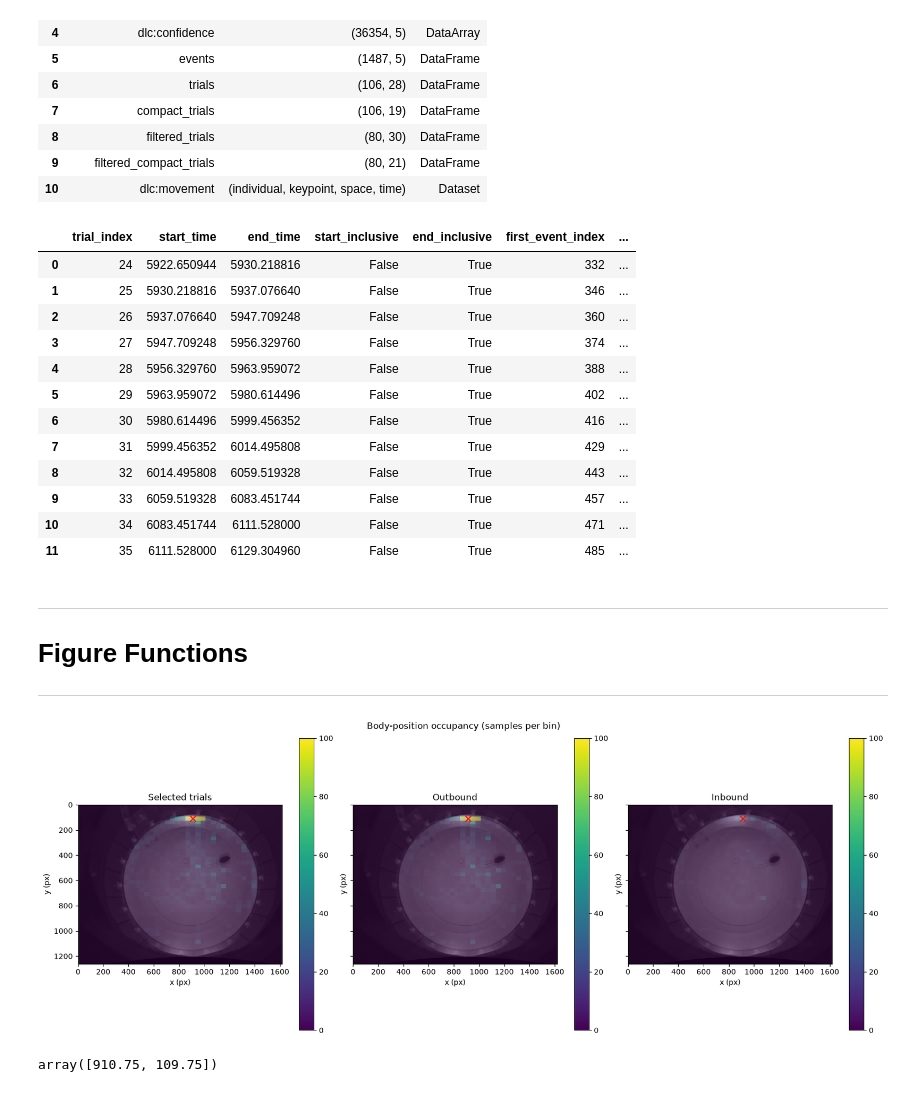
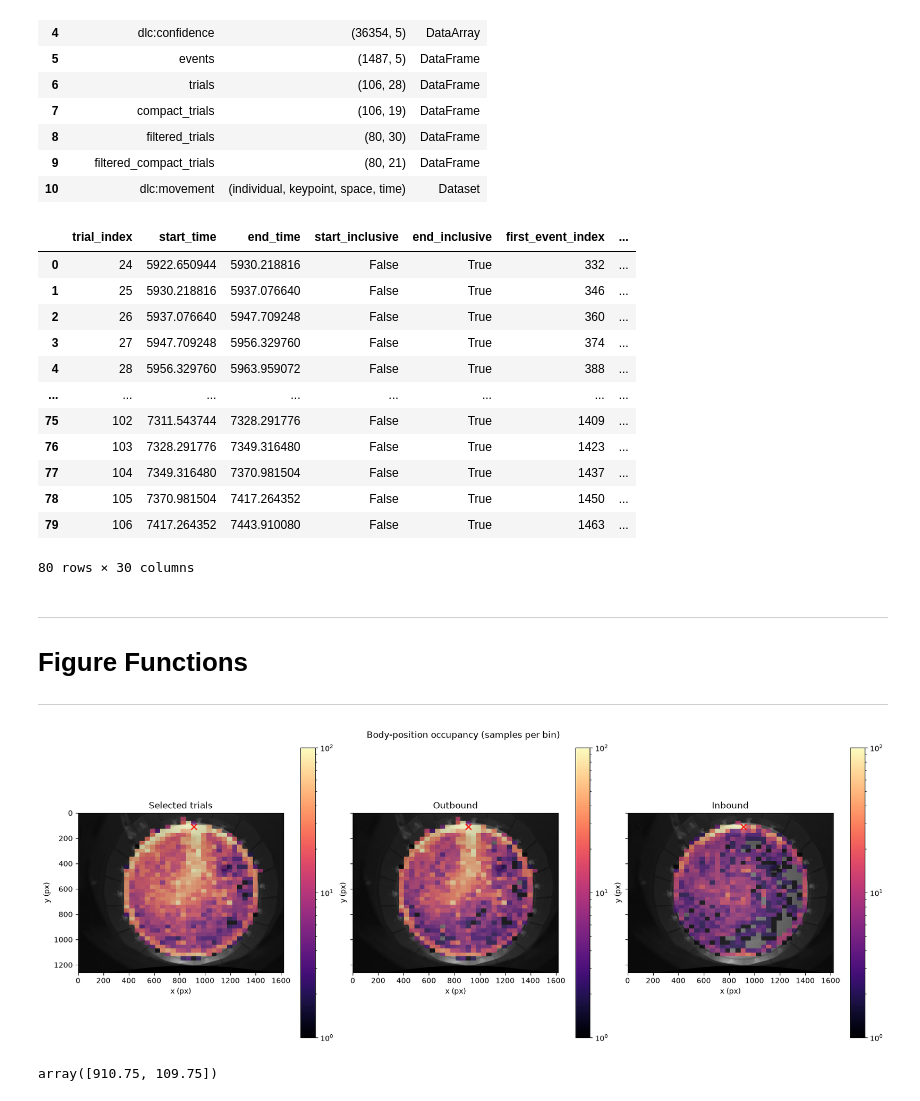
Before and after one commit to Keshavarzi-lab/data-conduit, a Jupyter notebook: src/movement_figures/Figures/Fixed Notebooks/spatial_fixed.ipynb, the cells around one changed output. Drawn from its saved outputs; the diff is of its cells as text; code cells hidden in the pictures.

Commit message:
figures update

```diff
--- a/src/movement_figures/Figures/Fixed Notebooks/spatial_fixed.ipynb
+++ b/src/movement_figures/Figures/Fixed Notebooks/spatial_fixed.ipynb
@@ -197,7 +197,7 @@ from data_conduit.datastructures import slice_stream_per_trial, slice_stream
 
 
 selected_trials = slice_stream(
-    streams['filtered_trials'][:6]
+    streams['filtered_trials']#[:12]
     #streams["filtered_trials"], selectors={"trial_index": slice(1, 8)},
 )
 
@@ -266,13 +266,13 @@ background_frame, video_path = read_session_video_frame(fig_ds.sessions[session_
 | 2 | 26 | 5937.076640 | 5947.709248 | False | True | 360 | ... |
 | 3 | 27 | 5947.709248 | 5956.329760 | False | True | 374 | ... |
 | 4 | 28 | 5956.329760 | 5963.959072 | False | True | 388 | ... |
-| 5 | 29 | 5963.959072 | 5980.614496 | False | True | 402 | ... |
-| 6 | 30 | 5980.614496 | 5999.456352 | False | True | 416 | ... |
-| 7 | 31 | 5999.456352 | 6014.495808 | False | True | 429 | ... |
-| 8 | 32 | 6014.495808 | 6059.519328 | False | True | 443 | ... |
-| 9 | 33 | 6059.519328 | 6083.451744 | False | True | 457 | ... |
-| 10 | 34 | 6083.451744 | 6111.528000 | False | True | 471 | ... |
-| 11 | 35 | 6111.528000 | 6129.304960 | False | True | 485 | ... |
+| ... | ... | ... | ... | ... | ... | ... | ... |
+| 75 | 102 | 7311.543744 | 7328.291776 | False | True | 1409 | ... |
+| 76 | 103 | 7328.291776 | 7349.316480 | False | True | 1423 | ... |
+| 77 | 104 | 7349.316480 | 7370.981504 | False | True | 1437 | ... |
+| 78 | 105 | 7370.981504 | 7417.264352 | False | True | 1450 | ... |
+| 79 | 106 | 7417.264352 | 7443.910080 | False | True | 1463 | ... |
+80 rows × 30 columns
 # %%
 # display(background_frame)
 # %%
@@ -301,9 +301,9 @@ def plot_spatial_occupancy(
     # roi_label="North / top of video",
     bins=40,
     vmax=100.0,
-    cmap = "viridis",
+    cmap = "magma",
     cmap_norm = "linear",
-    alpha=0.40,
+    alpha=0.70,
     show_roi_marker = True,
 ):
     """Plot body-position occupancy over the first video frame using movement.
@@ -370,7 +370,7 @@ def plot_spatial_occupancy(
             bins=bins,
             range=bin_range,
             cmap=cmap,
-            vmin=0,
+            vmin=1 if cmap_norm == "log" else 0,
             vmax=vmax,
             alpha=alpha,
             norm = cmap_norm
@@ -408,34 +408,35 @@ def plot_spatial_occupancy(
                     s=60,
                     color="red",
                     # edgecolor="black",
                     # linewidth=0.8,
                     zorder=10,
                     label=f"Most occupied: {panel}",
                     alpha= 0.5
                 )
     # ax.legend()
 
 
 
     fig.suptitle("Body-position occupancy (samples per bin)")
     return fig, axes, occupancy, fixed_roi_px
 
 
 ##### Return the Occupancy Figure #####
 
 occupancy_figure, occupancy_axes, occupancy, fixed_roi_px = plot_spatial_occupancy(
     points=occupancy_points,
     background_frame=background_frame,
+    cmap_norm= 'log',
     show_roi_marker=True,
 )
 
 # save
 occupancy_figure.savefig("occupancy_figure.png")
 
 plt.close(occupancy_figure)  # The last line displays the returned figure once.
 occupancy_figure
 # %% [output]
-[figure, old version]
+[figure, new version]
 # %%
 # ##### Return the Occupancy Figure #####
 
```
Also changed, not shown: parts of 6 cells of this notebook, 17 other files.
